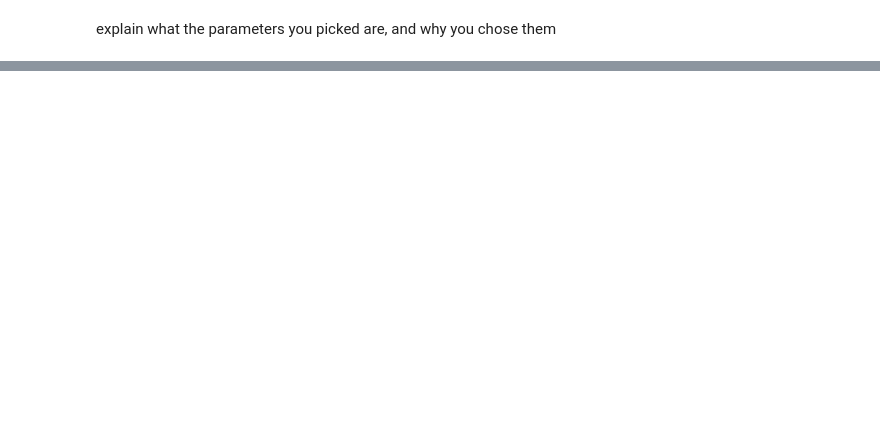
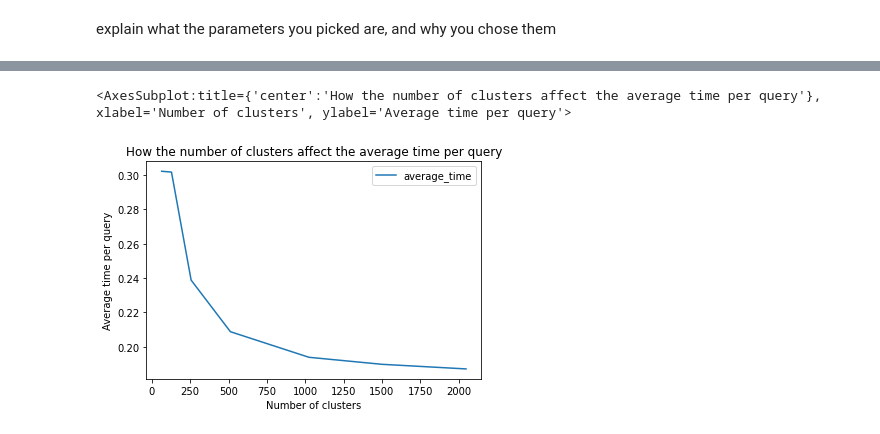
Before and after one commit to SCIA-Premium/Deep-Learning-for-Language, a Jupyter notebook: 3_Semantic_Search/3_Semantic_search.ipynb, the cells around one changed output, grey strips where cells are left out. Drawn from its saved outputs; the diff is of its cells as text; code cells hidden in the pictures; blank space fills up the shorter version.

Commit message:
feat(3_Semantic_Search): bonus at the end done

```diff
--- a/3_Semantic_Search/3_Semantic_search.ipynb
+++ b/3_Semantic_Search/3_Semantic_search.ipynb
@@ -188,7 +207,8 @@ Corpus embeddings:
 # %%
 from sentence_transformers import util as st_util
 
-hits = st_util.semantic_search(queries_embeddings, corpus_embeddings, top_k = 100, score_function=st_util.dot_score)
+# Compute the semantic_search
+hits = st_util.semantic_search(queries_embeddings, corpus_embeddings, top_k = 100, score_function=st_util.dot_score, corpus_chunk_size=10000)
 hits[0]
 # %% [output]
 [{'corpus_id': 26, 'score': 0.8736340403556824},
@@ -296,11 +329,11 @@ The MAP@100 is: 0.5387805952540263
 # %% [markdown]
 Let's compute the average time per query
 # %%
-import time
 t_start = time.time()
 queries_embeddings = model.encode(list(queries.values()), show_progress_bar=True, normalize_embeddings=True)
+t_query = time.time() - t_start
 hits_time = st_util.semantic_search(queries_embeddings, corpus_embeddings, top_k = 100, score_function=st_util.dot_score, query_chunk_size=1)
-t_end = time.time()
 
-print("The average time per query is :", (t_end - t_start) / len(queries))
+t_end = time.time() - t_start
+print("The average time per query is :", t_end  / len(queries))
 # %% [output]
@@ -352,0 +423,22 @@ explain what the parameters you picked are, and why you chose them
+# %%
+# Benchmark of the parameters
+nprobe_values = [ 3, 10, 64, 128, 256, 512, 1024 ]
+n_clusters_values = [ 64, 128, 256, 512, 1024, 1500, 2048 ]
+
+# List of time and map for each nprobe value
+nprobe_time = []
+nprobe_map = []
+for nprobe in nprobe_values:
+    index = createIndexFaiss(corpus_embeddings, nprobe=nprobe)
+    hits_ann, time_average = getHitsAnn(index, corpus_reduced_dict, queries_embeddings, t_query/len(queries))
+    nprobe_time.append(time_average)
+    nprobe_map.append(mean_average_precision_k(hits_ann, list_qrels))
+
+# List of time and map for each n_clusters value
+n_clusters_map = []
+n_clusters_time = []
+for n_cluster in n_clusters_values:
+    index = createIndexFaiss(corpus_embeddings, n_clusters=n_cluster)
+    hits_ann, time_average = getHitsAnn(index, corpus_reduced_dict, queries_embeddings, t_query/len(queries))
+    n_clusters_time.append(time_average)
+    n_clusters_map.append(mean_average_precision_k(hits_ann, list_qrels))
@@ -352,0 +458,4 @@ explain what the parameters you picked are, and why you chose them
+# %%
+# Build the data frame with the values computed
+df_n_clusters = pd.DataFrame(data={'n_clusters' : n_clusters_values, 'average_time' : n_clusters_time, 'map' : n_clusters_map})
+df_n_clusters
@@ -352,0 +471,8 @@ explain what the parameters you picked are, and why you chose them
+# %%
+plt = df_n_clusters.plot(x='n_clusters', y='average_time', title='How the number of clusters affect the average time per query')
+plt.set_xlabel("Number of clusters")
+plt.set_ylabel("Average time per query")
+plt
+# %% [output]
+<AxesSubplot:title={'center':'How the number of clusters affect the average time per query'}, xlabel='Number of clusters', ylabel='Average time per query'>
+[figure, added]
```
Also changed, not shown: parts of 27 cells of this notebook.
